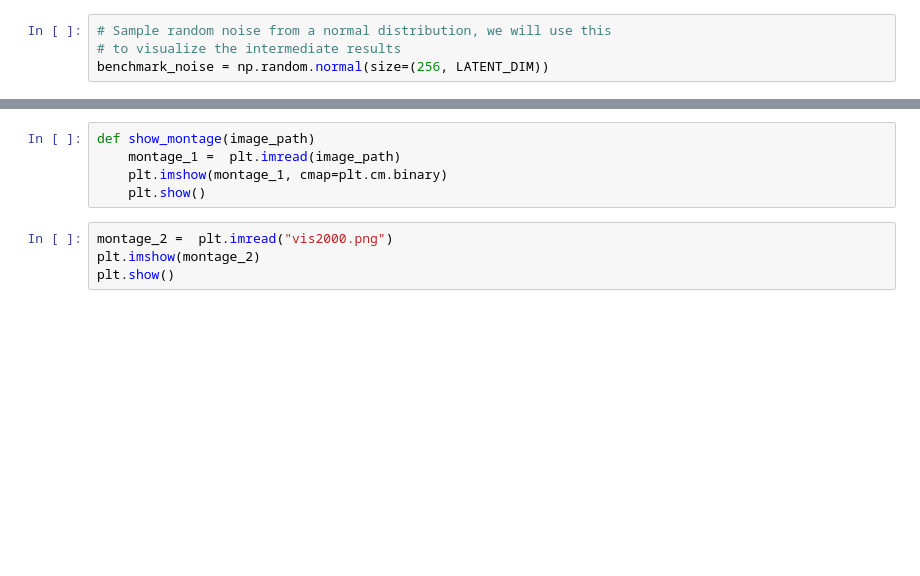
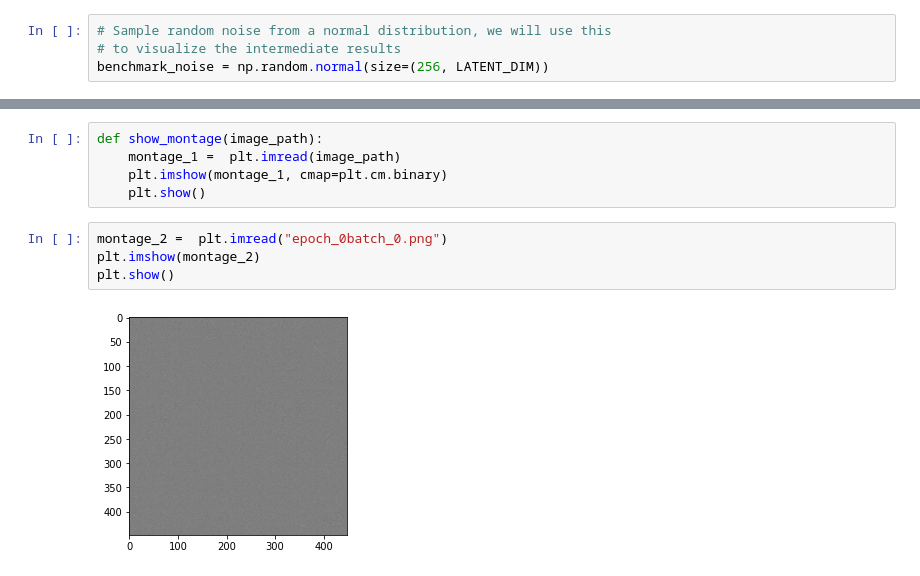
Before and after one commit to sayakpaul/GAN-Hacks, a Jupyter notebook: WGAN_GP_Experimentation.ipynb, the cells around one changed output, grey strips where cells are left out. Saved outputs shown, nothing was run; the diff lists cells and outputs as text; blank space fills up the shorter version.

```diff
--- a/WGAN_GP_Experimentation.ipynb
+++ b/WGAN_GP_Experimentation.ipynb
@@ -316,10 +316,12 @@ epoch: 2200 gan_loss: -18.137, d_loss: 0.010
 # %%
-def show_montage(image_path)
+def show_montage(image_path):
     montage_1 =  plt.imread(image_path)
     plt.imshow(montage_1, cmap=plt.cm.binary)
     plt.show()
 # %%
-montage_2 =  plt.imread("vis2000.png")
+montage_2 =  plt.imread("epoch_0batch_0.png")
 plt.imshow(montage_2)
 plt.show()
+# %% [output]
+[figure, added]
 # %%
```
Also changed, not shown: parts of 13 cells of this notebook.
